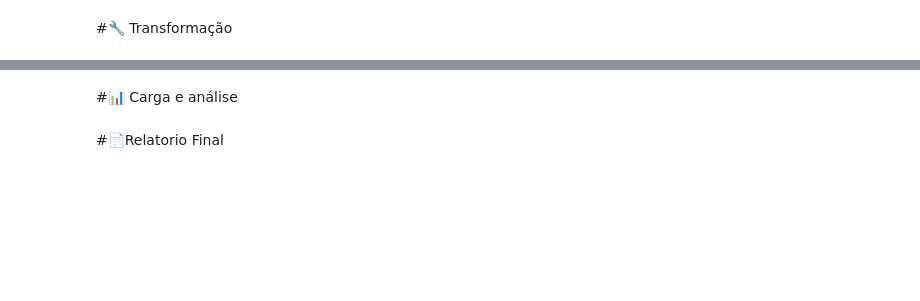
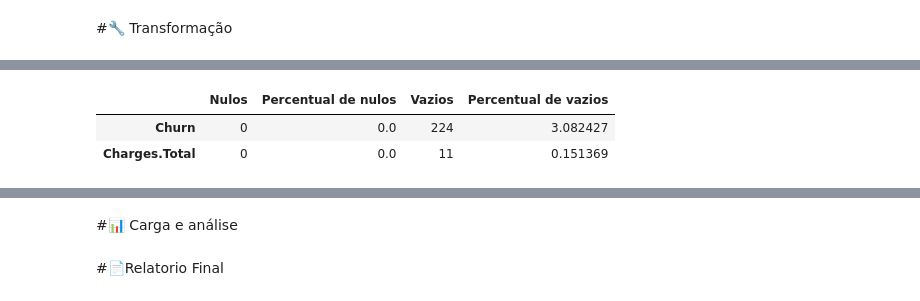
Before and after one commit to Housenkan/ChallengeAluraTelecomX, a Jupyter notebook: TelecomX_BR.ipynb, the cells around one changed output, grey strips where cells are left out. Cells and saved outputs as stored; diff of their text form; code cells hidden in the pictures; blank space fills up the shorter version.

```diff
--- a/TelecomX_BR.ipynb
+++ b/TelecomX_BR.ipynb
@@ -61,0 +49,19 @@ dtype: int64
+# %%
+#Checando os valores vazios e/ou nulos
+null_contador = dados.isnull().sum()
+null_porcentagem = (null_contador / len(dados)) * 100
+contador_vazio = dados.astype(str).apply(lambda x: x.str.strip() == '').sum()
+vazio_porcentagem = (contador_vazio / len(dados)) * 100
+summary_df = pd.DataFrame({
+    'Nulos': null_contador,
+    'Percentual de nulos': null_porcentagem,
+    'Vazios': contador_vazio,
+    'Percentual de vazios': vazio_porcentagem
+})
+#Mostrando só as colunas que possuem vazios e/ou nulos
+summary_df_filtered = summary_df[(summary_df['Nulos'] > 0) | (summary_df['Vazios'] > 0)]
+display(summary_df_filtered)
+# %% [output]
+|  | Nulos | Percentual de nulos | Vazios | Percentual de vazios |
+| Churn | 0 | 0.0 | 224 | 3.082427 |
+| Charges.Total | 0 | 0.0 | 11 | 0.151369 |
```
Also changed, not shown: parts of 6 cells of this notebook.
